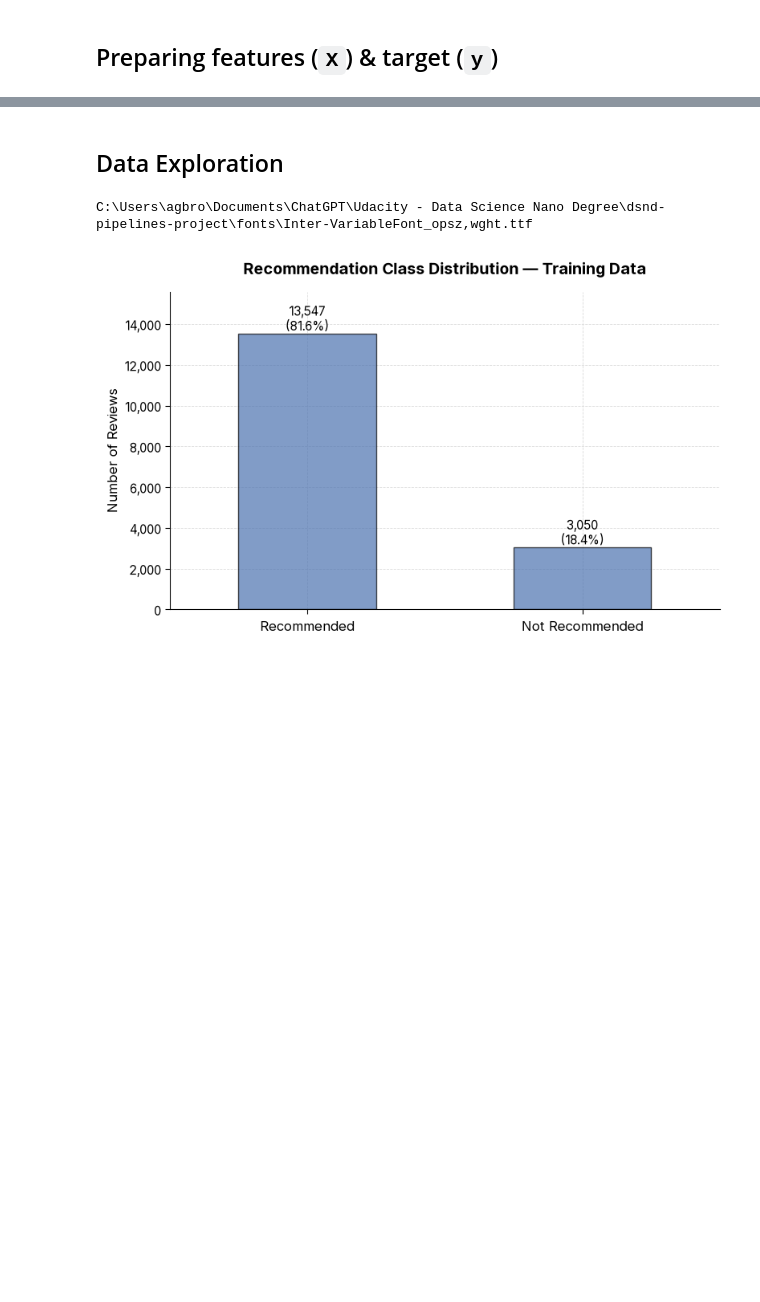
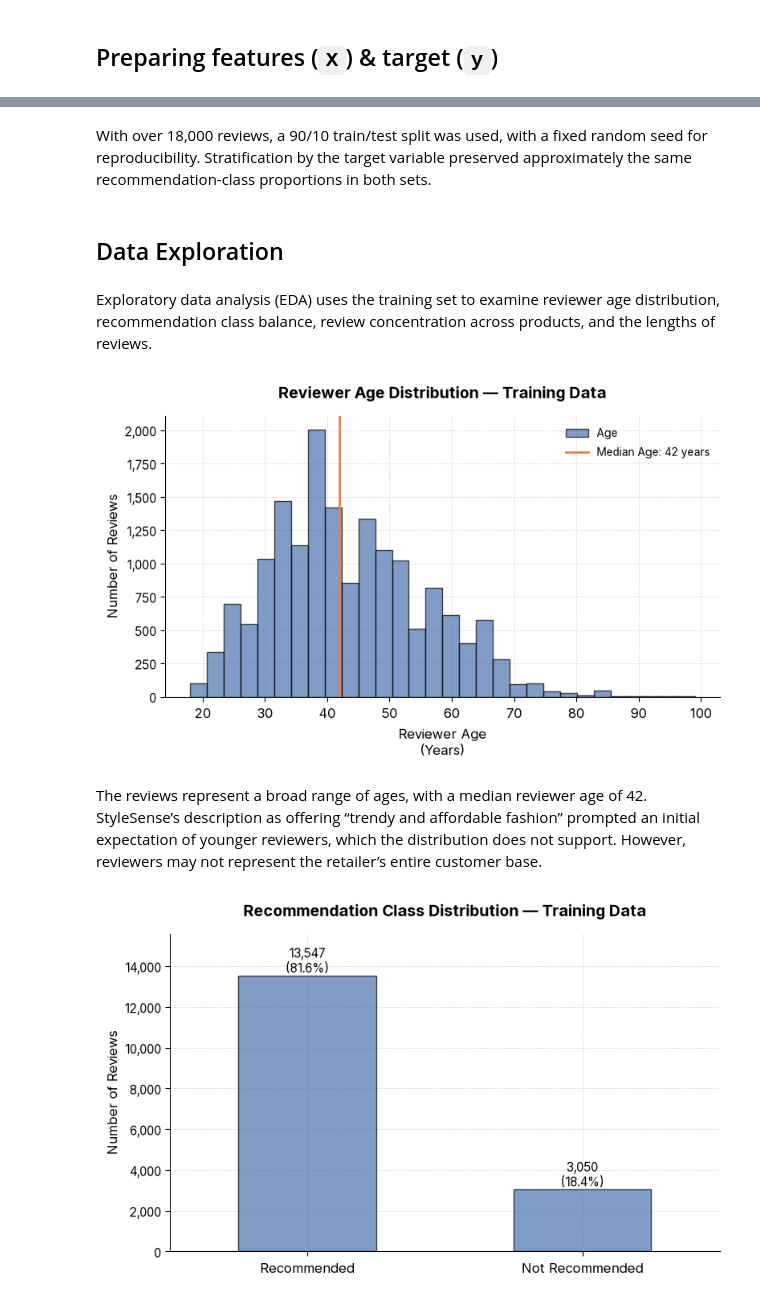
Before and after one commit to groundhog-21/dsnd-pipelines-project, a Jupyter notebook: starter/starter.ipynb, the cells around one changed output, grey strips where cells are left out. Saved outputs shown, nothing was run; the diff lists cells and outputs as text; code cells hidden in the pictures; blank space fills up the shorter version.

```diff
--- a/starter/starter.ipynb
+++ b/starter/starter.ipynb
@@ -112,5 +98,9 @@ X_train, X_test, y_train, y_test = train_test_split(
+# %% [markdown]
+With over 18,000 reviews, a 90/10 train/test split was used, with a fixed random seed for reproducibility. Stratification by the target variable preserved approximately the same recommendation-class proportions in both sets.
 # %% [markdown]
 ## Data Exploration
+# %% [markdown]
+Exploratory data analysis (EDA) uses the training set to examine reviewer age distribution, recommendation class balance, review concentration across products, and the lengths of reviews.
 # %%
 import matplotlib.pyplot as plt
 import matplotlib.ticker as ticker
@@ -122,10 +113,31 @@ for font_file in font_files:
     font_manager.fontManager.addfont(font_file)
 
 plt.style.use('my_charts.mplstyle')
-# %%
-print(font_manager.findfont('Inter', fallback_to_default=False))
-# %% [output]
-C:\Users\agbro\Documents\ChatGPT\Udacity - Data Science Nano Degree\dsnd-pipelines-project\fonts\Inter-VariableFont_opsz,wght.ttf
+# %%
+# Check to see if age is balanced
+
+ax = X_train['Age'].plot(kind="hist", bins=30, alpha=0.7)
+ax.yaxis.set_major_formatter(ticker.StrMethodFormatter('{x:,.0f}'))
+
+median_age = X_train['Age'].median()
+
+plt.axvline(
+    median_age,
+    color='C1',
+    linewidth=2.0,
+    alpha=1.0,
+    label=f'Median Age: {median_age:g} years',
+)
+
+plt.legend()
+plt.xlabel("Reviewer Age\n(Years)")
+plt.ylabel("Number of Reviews")
+plt.title("Reviewer Age Distribution — Training Data")
+plt.show()
+# %% [output]
+[figure, added]
+# %% [markdown]
+The reviews represent a broad range of ages, with a median reviewer age of 42. StyleSense’s description as offering “trendy and affordable fashion” prompted an initial expectation of younger reviewers, which the distribution does not support. However, reviewers may not represent the retailer’s entire customer base.
 # %%
 # Check to see if y_train is balanced
 
```
Also changed, not shown: parts of 39 cells of this notebook, 1 other file.
